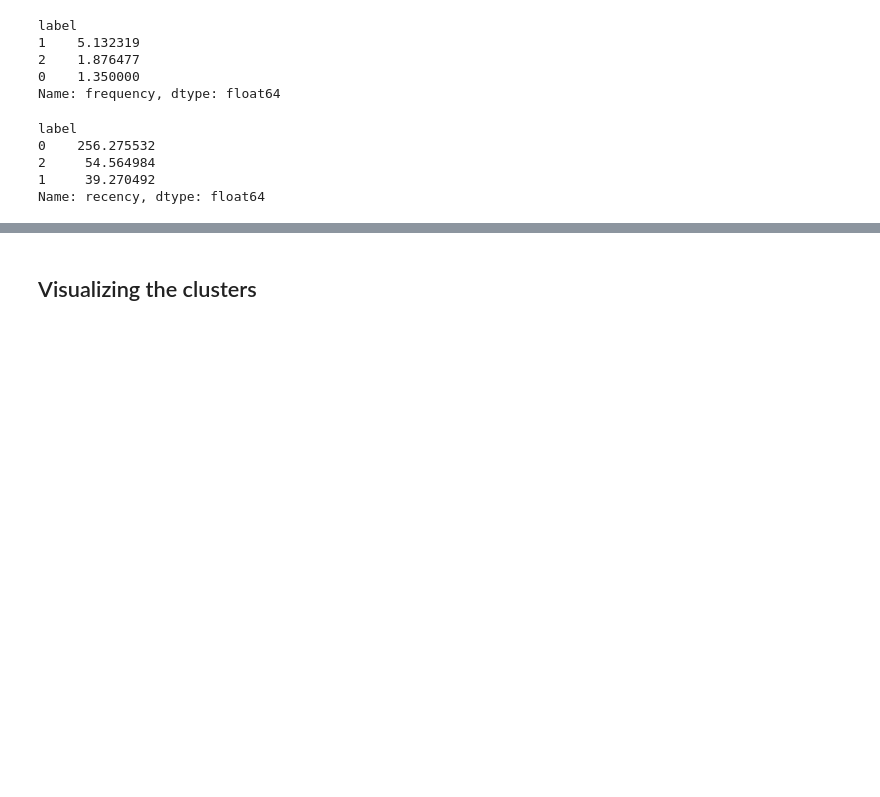
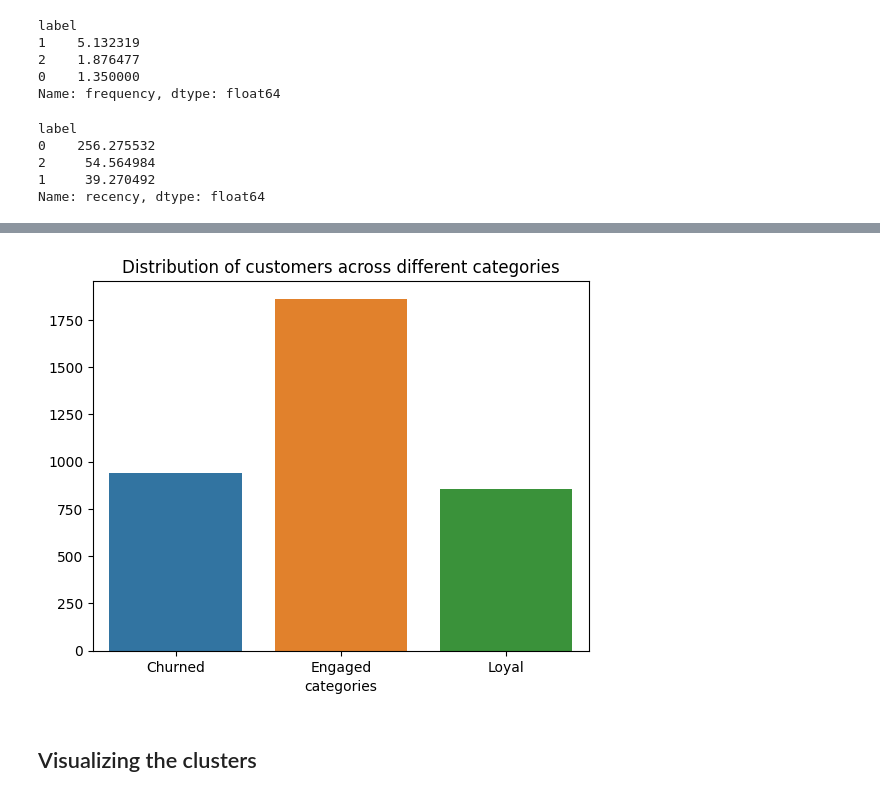
Before and after one commit to sanhiitaa/customer-segmentation-rfm-analysis, a Jupyter notebook: customer_segmentation.ipynb, the cells around one changed output, grey strips where cells are left out. Cells and saved outputs as stored; diff of their text form; code cells hidden in the pictures; blank space fills up the shorter version.

Commit message:
add final updated DataFrame (df1) with categories

```diff
--- a/customer_segmentation.ipynb
+++ b/customer_segmentation.ipynb
@@ -805,0 +787,8 @@ Label 2: Engaged customers
+# %%
+# making a dataframe for category names
+categories=pd.DataFrame({'categories':{0:'Churned', 1:'Loyal', 2:'Engaged'}})
+
+# extracting and merging tables to join to the original dataframe (df1)
+merge_vals=rfmdf[['CustomerID','label']]
+merge_vals=merge_vals.merge(categories, how='left', left_on='label', right_on=categories.index)
+merge_vals
@@ -805,0 +809,5 @@ Label 2: Engaged customers
+# %%
+# merging merge_vals to df1
+df1=df1.merge(merge_vals,how='left',on='CustomerID')
+df1=df1.dropna().reset_index(drop=True) #dropping all values that were removed during outlier analysis and resetting the index from 0
+df1.head()
@@ -806,3 +821,10 @@ Label 2: Engaged customers
+# %%
+# visualizing the customer distribution
+customer_type=df1.groupby('categories')['CustomerID'].nunique()
+sns.barplot(x=customer_type.index, y=customer_type.values)
+plt.title('Distribution of customers across different categories');
+# %% [output]
+[figure, added]
 # %% [markdown]
 ## Visualizing the clusters
 # %%
```
Also changed, not shown: parts of 5 cells of this notebook.
